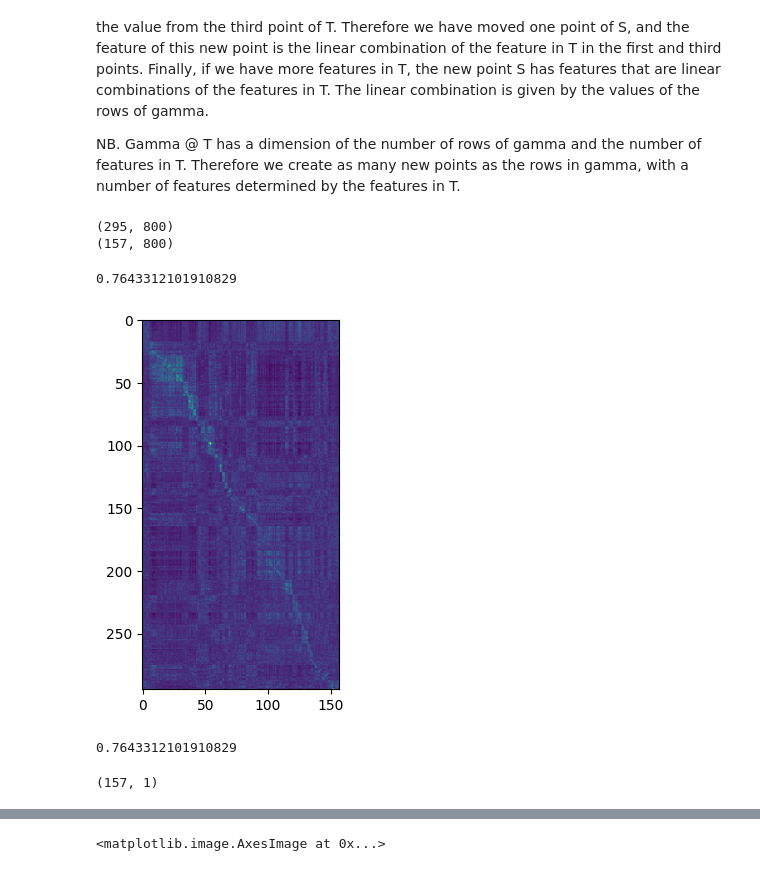
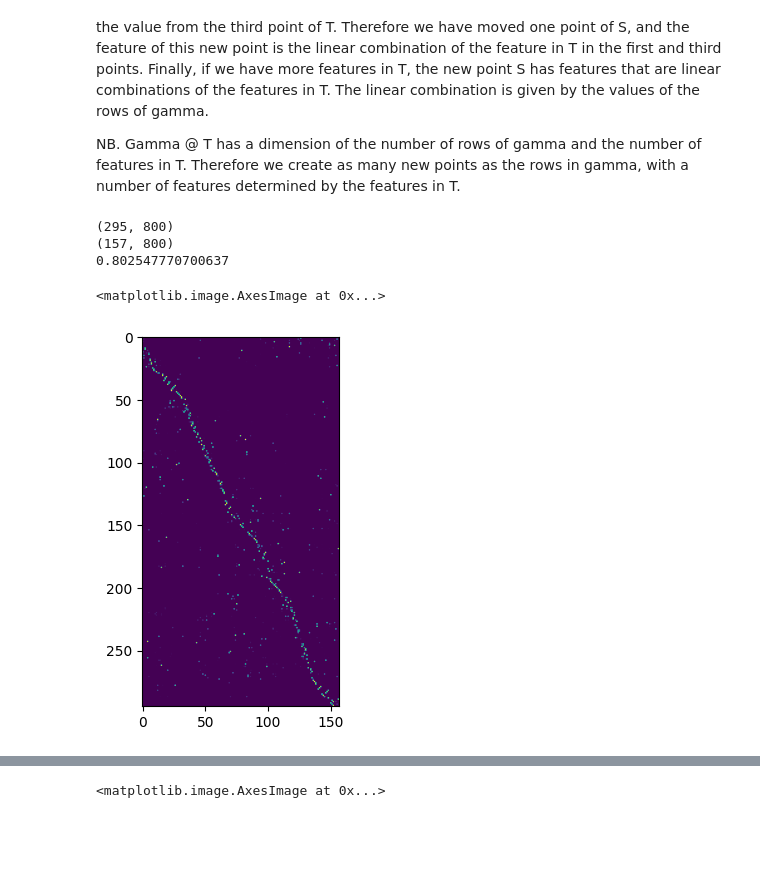
Before and after one commit to Dernalord/Project_OT, a Jupyter notebook: Project_OT.ipynb, the cells around one changed output, grey strips where cells are left out. Saved outputs shown, nothing was run; the diff lists cells and outputs as text; code cells hidden in the pictures; blank space fills up the shorter version.

```diff
--- a/Project_OT.ipynb
+++ b/Project_OT.ipynb
@@ -429,19 +487,12 @@ Finally, if we have more features in T, the new point S has features that are li
 
 NB. Gamma @ T has a dimension of the number of rows of gamma and the number of features in T. Therefore we create as many new points as the rows in gamma, with a number of features determined by the features in T.
 # %%
-coupling, pred = knn_ot(X_w_surf,Y_w_surf,X_d_surf,Y_d_surf, reg=1)
+coupling, pred, accu_in_target = knn_ot(X_w_surf,Y_w_surf,X_d_surf,Y_d_surf, reg=0.00171)
+print(accu_in_target)
 plt.imshow(coupling)
-np.sum(pred== Y_d_surf.ravel())/ len(Y_d_surf)
 # %% [output]
 (295, 800)
 (157, 800)
+0.802547770700637
-0.7643312101910829
+<matplotlib.image.AxesImage at 0x...>
-[figure, old version]
+[figure, new version]
-# %%
-np.sum(pred== Y_d_surf.ravel())/ len(Y_d_surf)
-# %% [output]
-0.7643312101910829
-# %%
-Y_d_surf.shape
-# %% [output]
-(157, 1)
```
Also changed, not shown: parts of 6 cells of this notebook.
